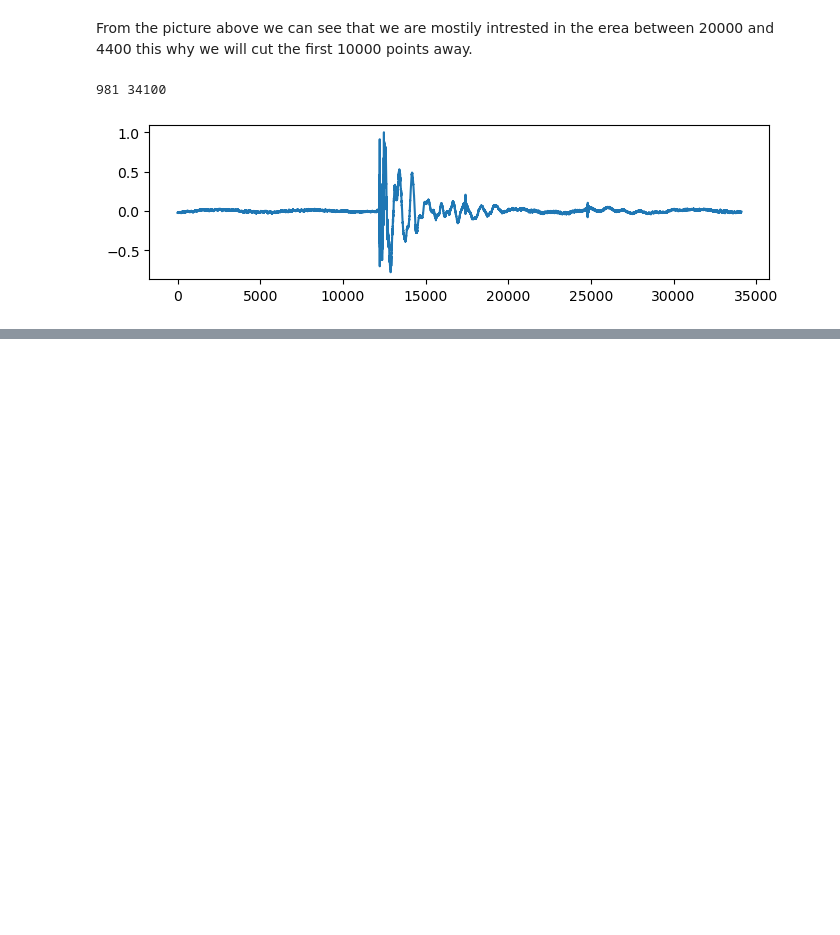
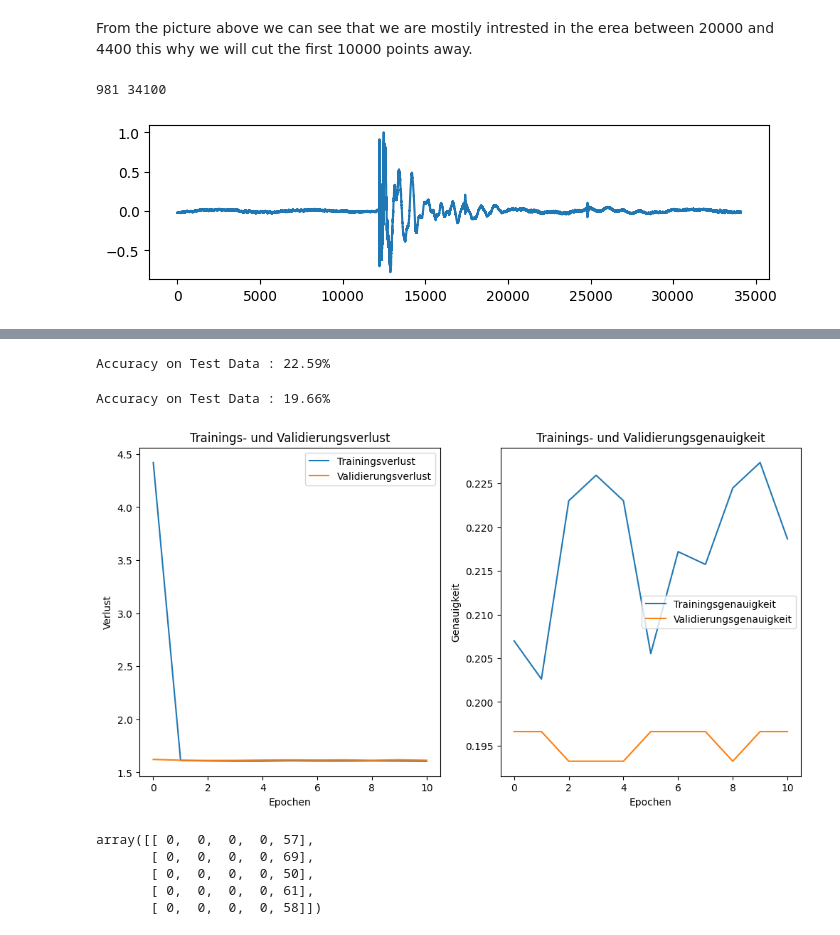
Before and after one commit to Raalit00/Applied_AI_Audio_button_to_text, a Jupyter notebook: AAI_projekt.ipynb, the cells around one changed output, grey strips where cells are left out. Saved outputs shown, nothing was run; the diff lists cells and outputs as text; code cells hidden in the pictures; blank space fills up the shorter version.

Commit message:
training on cloud

```diff
--- a/AAI_projekt.ipynb
+++ b/AAI_projekt.ipynb
@@ -421,0 +407,16 @@ plot_cm(actual_classes, predicted_classes, relevant_classes)
+# %%
+model_2 = Sequential()
+model_2.add(Conv1D(filters=filter1, kernel_size=kern1, input_shape=(len(trimmed_data[0]), 1), activation='relu'))
+#model_2.add(MaxPool1D(pool_size=4))
+model_2.add(Dropout(0.2))
+model_2.add(Conv1D(filters=filter2, kernel_size=kern2, activation='relu',padding='same'))
+model_2.add(AveragePooling1D(pool_size=3))
+model_2.add(Conv1D(filters=filter3, kernel_size=kern3, activation='relu',padding='same'))
+model_2.add(Dropout(0.3))
+model_2.add(Conv1D(filters=filter4, kernel_size=4, activation='relu',padding='same'))
+model_2.add(Flatten())
+model_2.add(Dropout(0.2))
+model_2.add(Dense(dense, activation='relu'))
+model_2.add(Dropout(0.3))
+model_2.add(Dense(5, activation='softmax'))
+model_2.summary()
@@ -421,0 +441,9 @@ plot_cm(actual_classes, predicted_classes, relevant_classes)
+# %%
+epochs = epochs
+learning_rate
+decay = learning_rate/epochs
+adam = tf.keras.optimizers.legacy.Adam(learning_rate=learning_rate, decay=decay)
+model_2.compile(loss='categorical_crossentropy', optimizer= adam, metrics=['accuracy'])
+# %%
+history_2=model_2.fit(X_train, y_train, validation_data=(X_val, y_val), epochs=epochs, batch_size=batch, callbacks=[early_stopping])
+model_2.save("./Modell/audio_classifyer_adam")
@@ -421,0 +475,32 @@ plot_cm(actual_classes, predicted_classes, relevant_classes)
+# %%
+loss,acc = model_2.evaluate(X_train, y_train, verbose=0)
+print("Accuracy on Test Data : %.2f%%" % (acc*100))
+# %% [output]
+Accuracy on Test Data : 22.59%
+# %%
+loss,acc = model_2.evaluate(X_val, y_val, verbose=0)
+print("Accuracy on Test Data : %.2f%%" % (acc*100))
+# %% [output]
+Accuracy on Test Data : 19.66%
+# %%
+plt.figure(figsize=(12, 6))
+plt.subplot(1, 2, 1)
+plt.plot(history_2.history['loss'], label='Trainingsverlust')
+plt.plot(history_2.history['val_loss'], label='Validierungsverlust')
+plt.title('Trainings- und Validierungsverlust')
+plt.xlabel('Epochen')
+plt.ylabel('Verlust')
+plt.legend()
+
+# Plot für Trainings- und Validierungsgenauigkeit
+plt.subplot(1, 2, 2)
+plt.plot(history_2.history['accuracy'], label='Trainingsgenauigkeit')
+plt.plot(history_2.history['val_accuracy'], label='Validierungsgenauigkeit')
+plt.title('Trainings- und Validierungsgenauigkeit')
+plt.xlabel('Epochen')
+plt.ylabel('Genauigkeit')
+plt.legend()
+
+plt.show()
+# %% [output]
+[figure, added]
@@ -421,0 +512,9 @@ plot_cm(actual_classes, predicted_classes, relevant_classes)
+# %%
+cm = confusion_matrix(actual_classes, predicted_classes)
+cm
+# %% [output]
+array([[ 0,  0,  0,  0, 57],
+       [ 0,  0,  0,  0, 69],
+       [ 0,  0,  0,  0, 50],
+       [ 0,  0,  0,  0, 61],
+       [ 0,  0,  0,  0, 58]])
```
Also changed, not shown: parts of 34 cells of this notebook.
